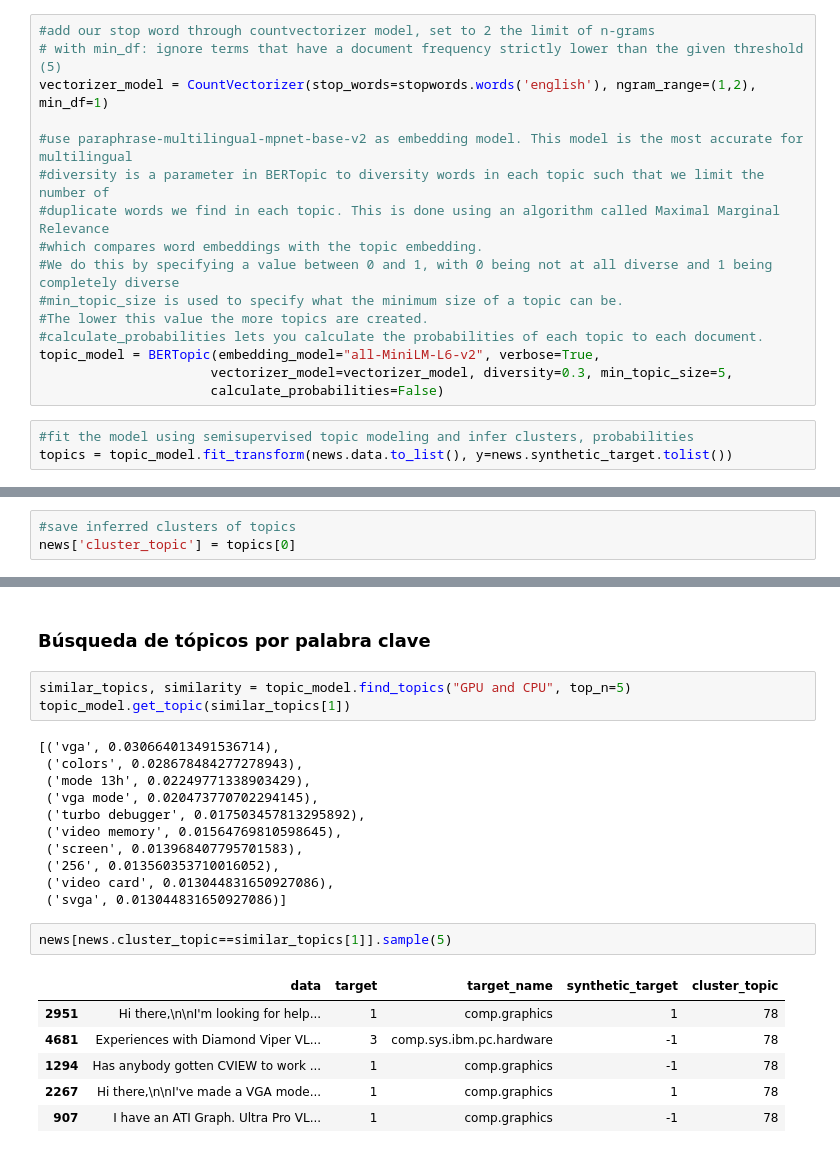
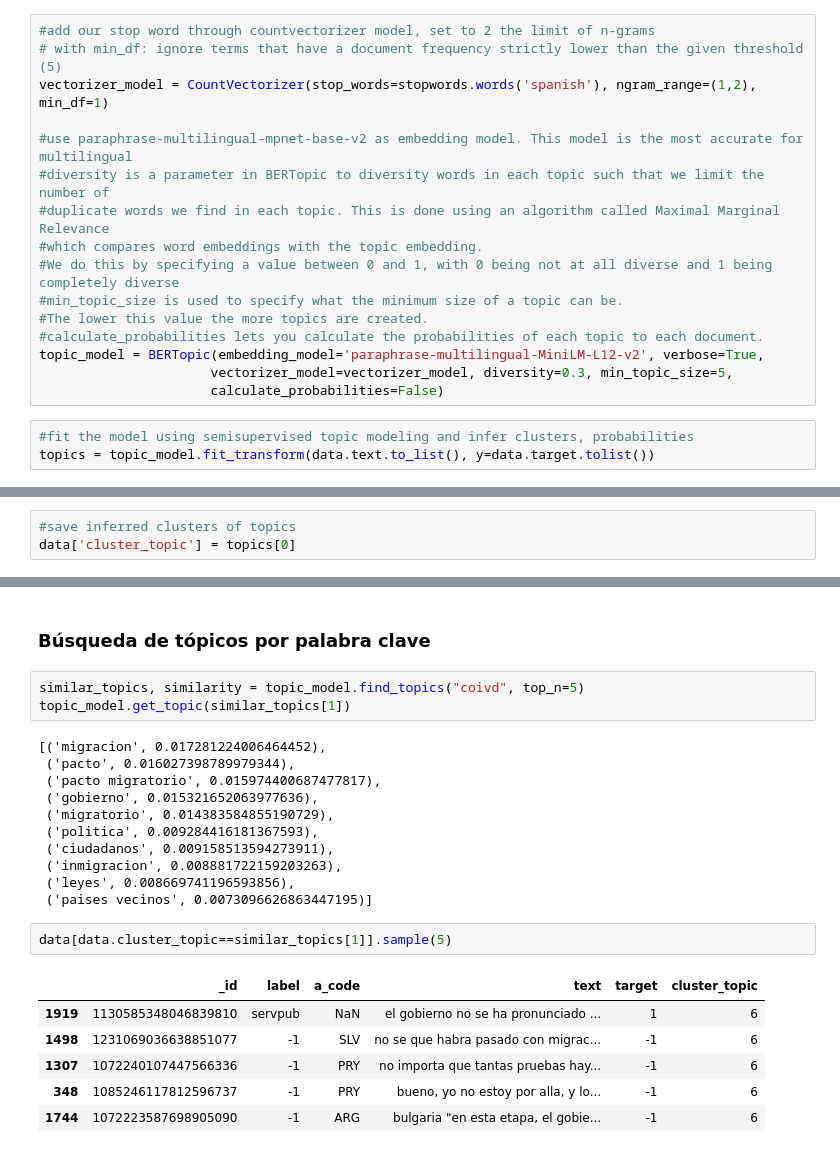
Before and after one commit to Entropia-AI/Workshop_2_Migracion, a Jupyter notebook: modelado/Bertopic.ipynb, the cells around one changed output, grey strips where cells are left out. Cells and saved outputs as stored; diff of their text form.

Commit message:
(chore):modify bertopic notebook add data for bertopic

```diff
--- a/modelado/Bertopic.ipynb
+++ b/modelado/Bertopic.ipynb
@@ -110,7 +51,7 @@ Name: synthetic_target, dtype: int64
 # %%
 #add our stop word through countvectorizer model, set to 2 the limit of n-grams
 # with min_df: ignore terms that have a document frequency strictly lower than the given threshold (5)
-vectorizer_model = CountVectorizer(stop_words=stopwords.words('english'), ngram_range=(1,2), min_df=1)
+vectorizer_model = CountVectorizer(stop_words=stopwords.words('spanish'), ngram_range=(1,2), min_df=1)
 
 #use paraphrase-multilingual-mpnet-base-v2 as embedding model. This model is the most accurate for multilingual
 #diversity is a parameter in BERTopic to diversity words in each topic such that we limit the number of
@@ -120,10 +61,10 @@ vectorizer_model = CountVectorizer(stop_words=stopwords.words('english'), ngram_
 #min_topic_size is used to specify what the minimum size of a topic can be.
 #The lower this value the more topics are created.
 #calculate_probabilities lets you calculate the probabilities of each topic to each document.
-topic_model = BERTopic(embedding_model="all-MiniLM-L6-v2", verbose=True,
+topic_model = BERTopic(embedding_model='paraphrase-multilingual-MiniLM-L12-v2', verbose=True,
                       vectorizer_model=vectorizer_model, diversity=0.3, min_topic_size=5,
                       calculate_probabilities=False)
 # %%
 #fit the model using semisupervised topic modeling and infer clusters, probabilities
-topics = topic_model.fit_transform(news.data.to_list(), y=news.synthetic_target.tolist())
+topics = topic_model.fit_transform(data.text.to_list(), y=data.target.tolist())
 # %% [output]
@@ -134,4 +75,4 @@ OMP: Info #276: omp_set_nested routine deprecated, please use omp_set_max_active
 # %%
 #save inferred clusters of topics
-news['cluster_topic'] = topics[0]
+data['cluster_topic'] = topics[0]
 # %%
@@ -197,25 +147,25 @@ topic_model.visualize_hierarchy()
 # %% [markdown]
 ### Búsqueda de tópicos por palabra clave
 # %%
-similar_topics, similarity = topic_model.find_topics("GPU and CPU", top_n=5)
+similar_topics, similarity = topic_model.find_topics("coivd", top_n=5)
 topic_model.get_topic(similar_topics[1])
 # %% [output]
-[('vga', 0.030664013491536714),
- ('colors', 0.028678484277278943),
- ('mode 13h', 0.02249771338903429),
- ('vga mode', 0.020473770702294145),
- ('turbo debugger', 0.017503457813295892),
- ('video memory', 0.01564769810598645),
- ('screen', 0.013968407795701583),
- ('256', 0.013560353710016052),
- ('video card', 0.013044831650927086),
- ('svga', 0.013044831650927086)]
+[('migracion', 0.017281224006464452),
+ ('pacto', 0.016027398789979344),
+ ('pacto migratorio', 0.015974400687477817),
+ ('gobierno', 0.015321652063977636),
+ ('migratorio', 0.014383584855190729),
+ ('politica', 0.009284416181367593),
+ ('ciudadanos', 0.009158513594273911),
+ ('inmigracion', 0.008881722159203263),
+ ('leyes', 0.008669741196593856),
+ ('paises vecinos', 0.0073096626863447195)]
 # %%
-news[news.cluster_topic==similar_topics[1]].sample(5)
+data[data.cluster_topic==similar_topics[1]].sample(5)
 # %% [output]
-|  | data | target | target_name | synthetic_target | cluster_topic |
-| 2951 | Hi there,\n\nI'm looking for help... | 1 | comp.graphics | 1 | 78 |
-| 4681 | Experiences with Diamond Viper VL... | 3 | comp.sys.ibm.pc.hardware | -1 | 78 |
-| 1294 | Has anybody gotten CVIEW to work ... | 1 | comp.graphics | -1 | 78 |
-| 2267 | Hi there,\n\nI've made a VGA mode... | 1 | comp.graphics | 1 | 78 |
-| 907 | I have an ATI Graph. Ultra Pro VL... | 1 | comp.graphics | -1 | 78 |
+|  | _id | label | a_code | text | target | cluster_topic |
+| 1919 | 1130585348046839810 | servpub | NaN | el gobierno no se ha pronunciado ... | 1 | 6 |
+| 1498 | 1231069036638851077 | -1 | SLV | no se que habra pasado con migrac... | -1 | 6 |
+| 1307 | 1072240107447566336 | -1 | PRY | no importa que tantas pruebas hay... | -1 | 6 |
+| 348 | 1085246117812596737 | -1 | PRY | bueno, yo no estoy por alla, y lo... | -1 | 6 |
+| 1744 | 1072223587698905090 | -1 | ARG | bulgaria "en esta etapa, el gobie... | -1 | 6 |
```
Also changed, not shown: parts of 10 cells of this notebook, 1 other file.
